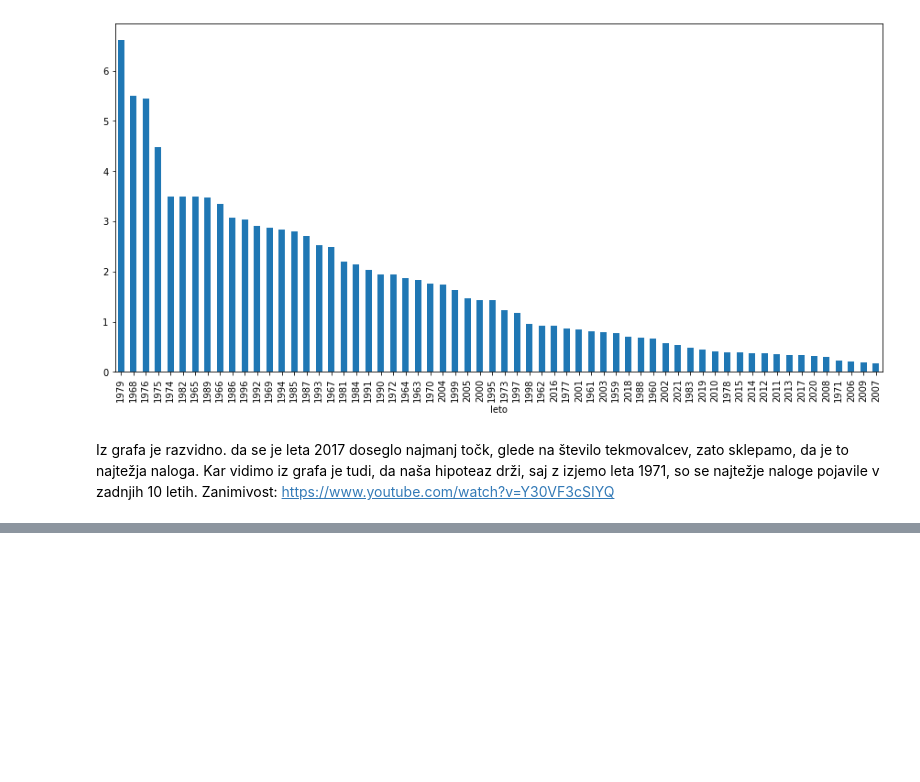
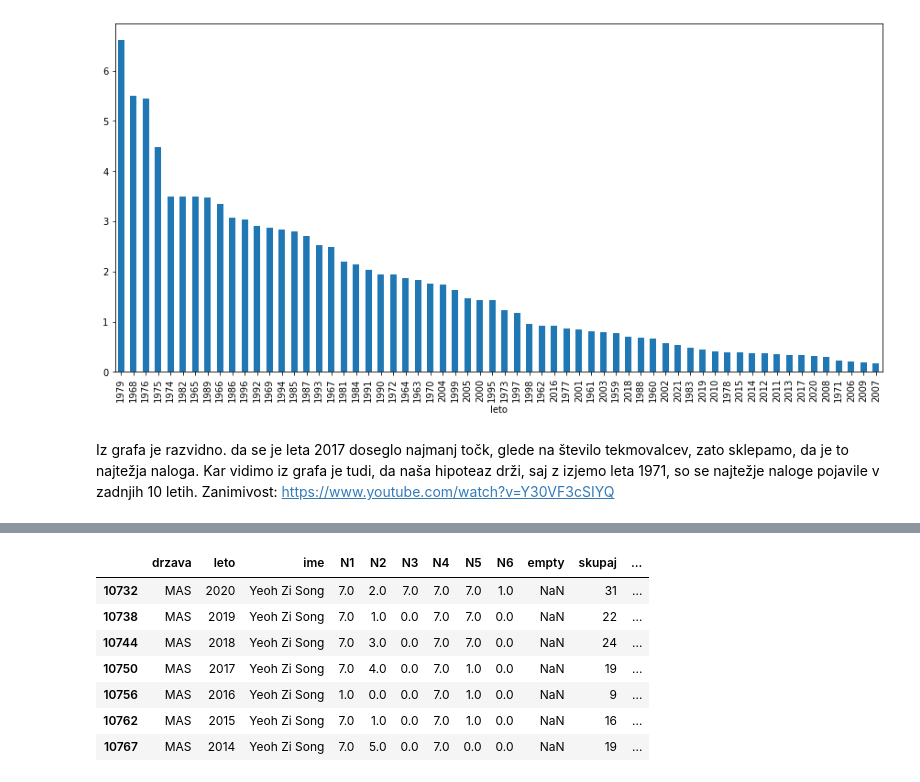
Before and after one commit to UrosKosmac123/Tekmovalci-matematicne-olimpijade, a Jupyter notebook: Analiza.ipynb, the cells around one changed output, grey strips where cells are left out. Cells and saved outputs as stored; diff of their text form; code cells hidden in the pictures; blank space fills up the shorter version.

```diff
--- a/Analiza.ipynb
+++ b/Analiza.ipynb
@@ -382,0 +429,7 @@ Zanimivost: https://www.youtube.com/watch?v=Y30VF3cSIYQ
+# %%
+Zhuo_Qun_Alex_Song = podatki[podatki["ime"] == "Zhuo Qun (Alex) Song"]
+Yeoh_Zi_Song = podatki[podatki["ime"] == "Yeoh Zi Song"]
+Teodor_von_Burg = podatki[podatki["ime"] == "Teodor von Burg"]
+Lisa_Sauermann = podatki[podatki["ime"] == "Lisa Sauermann"]
+
+Zhuo_Qun_Alex_Song
@@ -382,0 +444,11 @@ Zanimivost: https://www.youtube.com/watch?v=Y30VF3cSIYQ
+# %%
+Yeoh_Zi_Song
+# %% [output]
+|  | drzava | leto | ime | N1 | N2 | N3 | N4 | N5 | N6 | empty | skupaj | ... |
+| 10732 | MAS | 2020 | Yeoh Zi Song | 7.0 | 2.0 | 7.0 | 7.0 | 7.0 | 1.0 | NaN | 31 | ... |
+| 10738 | MAS | 2019 | Yeoh Zi Song | 7.0 | 1.0 | 0.0 | 7.0 | 7.0 | 0.0 | NaN | 22 | ... |
+| 10744 | MAS | 2018 | Yeoh Zi Song | 7.0 | 3.0 | 0.0 | 7.0 | 7.0 | 0.0 | NaN | 24 | ... |
+| 10750 | MAS | 2017 | Yeoh Zi Song | 7.0 | 4.0 | 0.0 | 7.0 | 1.0 | 0.0 | NaN | 19 | ... |
+| 10756 | MAS | 2016 | Yeoh Zi Song | 1.0 | 0.0 | 0.0 | 7.0 | 1.0 | 0.0 | NaN | 9 | ... |
+| 10762 | MAS | 2015 | Yeoh Zi Song | 7.0 | 1.0 | 0.0 | 7.0 | 1.0 | 0.0 | NaN | 16 | ... |
+| 10767 | MAS | 2014 | Yeoh Zi Song | 7.0 | 5.0 | 0.0 | 7.0 | 0.0 | 0.0 | NaN | 19 | ... |
```
Also changed, not shown: parts of 23 cells of this notebook.
